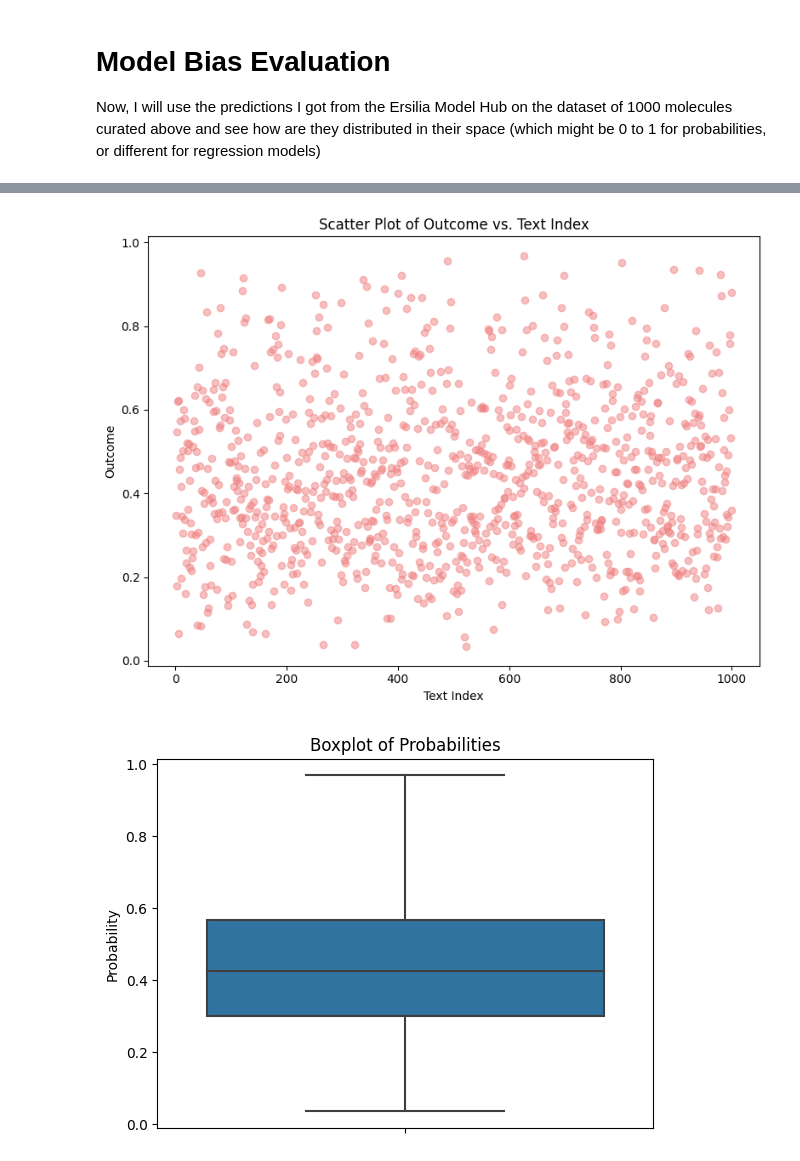
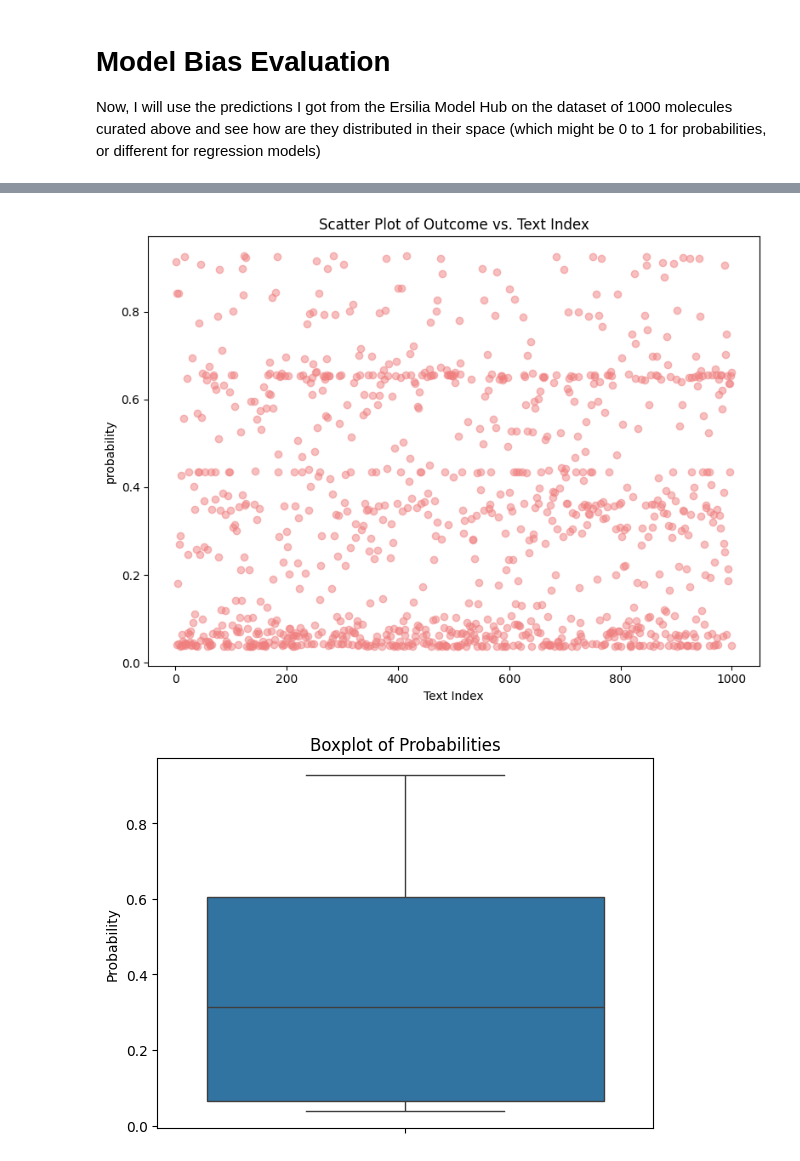
Before and after one commit to akriti-dhurandher/model-validation-example, a Jupyter notebook: notebooks/00_model_bias.ipynb, the cells around one changed output, grey strips where cells are left out. Drawn from its saved outputs; the diff is of its cells as text; code cells hidden in the pictures.

```diff
--- a/notebooks/00_model_bias.ipynb
+++ b/notebooks/00_model_bias.ipynb
@@ -205,29 +178,29 @@ plt.show()
 # %%
 #Indexing the text (smiles string) then plotting a scatter plot
-df = pd.read_csv(csv_file_path)
+df = pd.read_csv("/home/akriti_2025/akrititasks/model-validation-example/notebooks/eos2at5outputs.csv")
 
 # Assign index numbers to the text column
 df['text_index'] = range(1, len(df) + 1)
 plt.figure(figsize=(8, 6))
-plt.scatter(df['text_index'], df['outcome'], color='lightcoral', alpha=0.5)
+plt.scatter(df['text_index'], df['probability'], color='lightcoral', alpha=0.5)
 plt.title('Scatter Plot of Outcome vs. Text Index')
 plt.xlabel('Text Index')
-plt.ylabel('Outcome')
+plt.ylabel('probability')
 plt.tight_layout()
 plt.show()
 # %% [output]
-[figure, old version]
+[figure, new version]
 # %%
 #Making a box plot to check for ouliers in the output that might lead to comment on model bias
-# Read CSV file into a DataFrame
-df = pd.read_csv(csv_file_path)
+
+df = pd.read_csv("/home/akriti_2025/akrititasks/model-validation-example/notebooks/eos2at5outputs.csv")
 
 # Create a boxplot to visualize the spread of probabilities
-sns.boxplot(data=df, y="outcome")
+sns.boxplot(data=df, y="probability")
 plt.title("Boxplot of Probabilities")
 plt.ylabel("Probability")
 plt.show()
 # %% [output]
-[figure, old version]
+[figure, new version]
 # %%
 ## We found no ouliers
```
Also changed, not shown: parts of 21 cells of this notebook, 6 other files.
